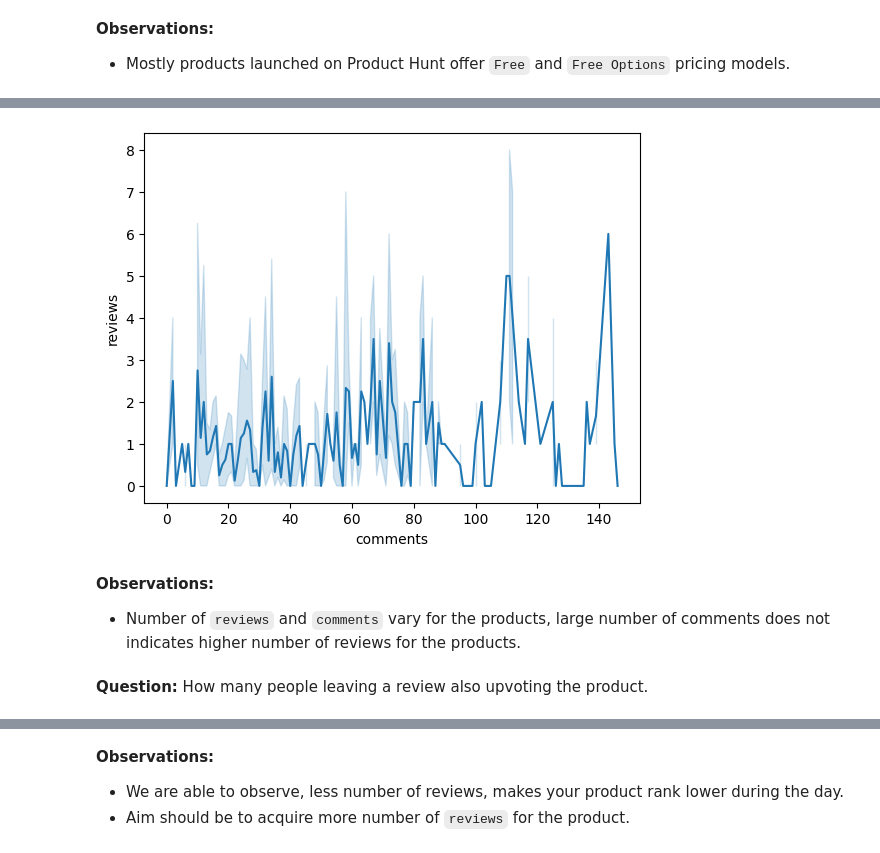
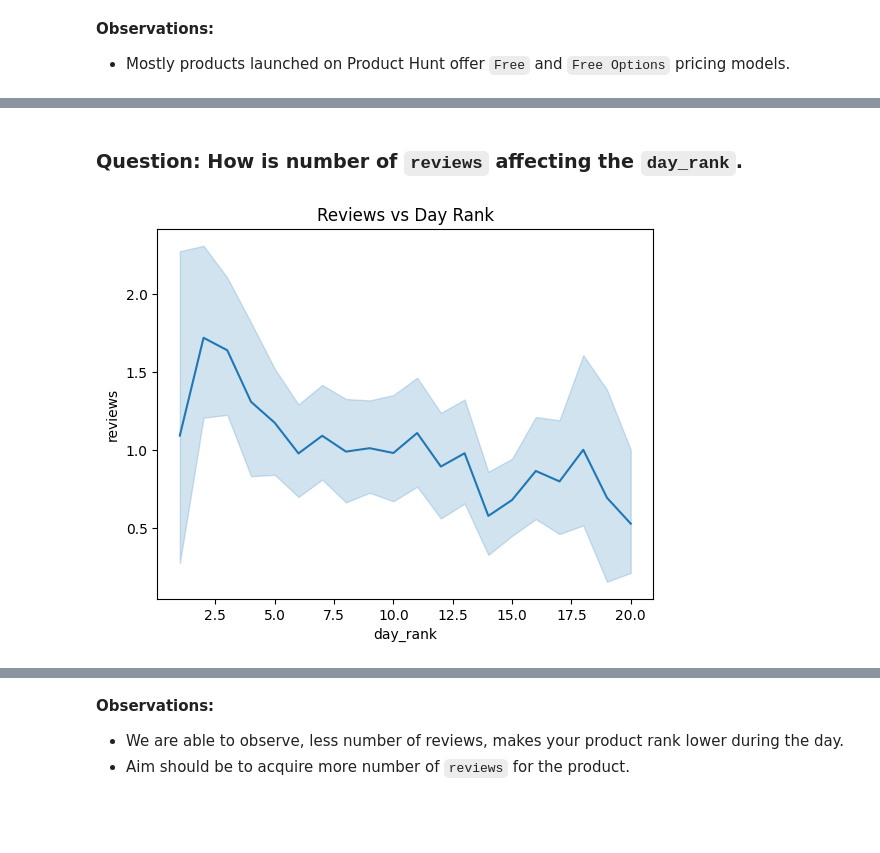
Before and after one commit to Shivansh-yadav13/product_hunt_analysis, a Jupyter notebook: notebooks/eda.ipynb, the cells around one changed output, grey strips where cells are left out. Cells and saved outputs as stored; diff of their text form; code cells hidden in the pictures; blank space fills up the shorter version.

```diff
--- a/notebooks/eda.ipynb
+++ b/notebooks/eda.ipynb
@@ -78,6 +105,6 @@ memory usage: 39.5+ KB
 # %%
 # renaming columns for ease of use
-data.columns = ['upvotes', 'reviews', 'comments', 'day_rank', 'week_rank', 'rating', 'day', 'num_topics', 'pricing']
+wdata.columns = ['desc', 't1', 't2', 't3', 'upvotes', 'pricing', 'reviews', 'comments', 'day_rank', 'week_rank', 'rating', 'day', 'num_topics']
 # %% [markdown]
 ### Handling Outliers
 # %%
@@ -125,15 +152,15 @@ plt.show()
 - Products with extereme upvotes, can be biased hence, we will trim the data using the upper limit.
 # %%
 # calculating the inter quartile range
-Q1 = data['upvotes'].quantile(.25)
-Q3 = data['upvotes'].quantile(.75)
+Q1 = wdata['upvotes'].quantile(.25)
+Q3 = wdata['upvotes'].quantile(.75)
 
 IQR = Q3 - Q1
 # %%
 lower_limit = Q1 - 1.5*(IQR)
 upper_limit = Q3 + 1.5*(IQR)
 # %%
-new_data = data.loc[data['upvotes'] < upper_limit]
+new_data = wdata.loc[wdata['upvotes'] < upper_limit]
 # %%
 new_data.describe()
 # %% [output]
@@ -259,3 +300,7 @@ plt.show()
+# %%
+final_data = final_data.loc[
+    final_data['num_topics'] != 0
+]
 # %%
 topic_counts = final_data['num_topics'].value_counts()
 topic_counts
@@ -375,17 +387,15 @@ sorted_data
+# %% [markdown]
+### **Question:** How is number of `reviews` affecting the `day_rank`.
 # %%
-# visualizing reviews and comments
+# visualizing reviews vs day rank
 
 sns.lineplot(
-    data=sorted_data,
-    x='comments',
-    y='reviews',
-
+    data=final_data.loc[final_data['day_rank'] > 0],
+    x='day_rank',
+    y='reviews'
 )
+plt.ylim = final_data['reviews'].max()
+plt.title("Reviews vs Day Rank")
 plt.show()
 # %% [output]
-[figure, old version]
+[figure, new version]
-# %% [markdown]
-**Observations:**
-- Number of `reviews` and `comments` vary for the products, large number of comments does not indicates higher number of reviews for the products.
-# %% [markdown]
-**Question:** How many people leaving a review also upvoting the product.
```
Also changed, not shown: parts of 60 cells of this notebook, 15 other files.
